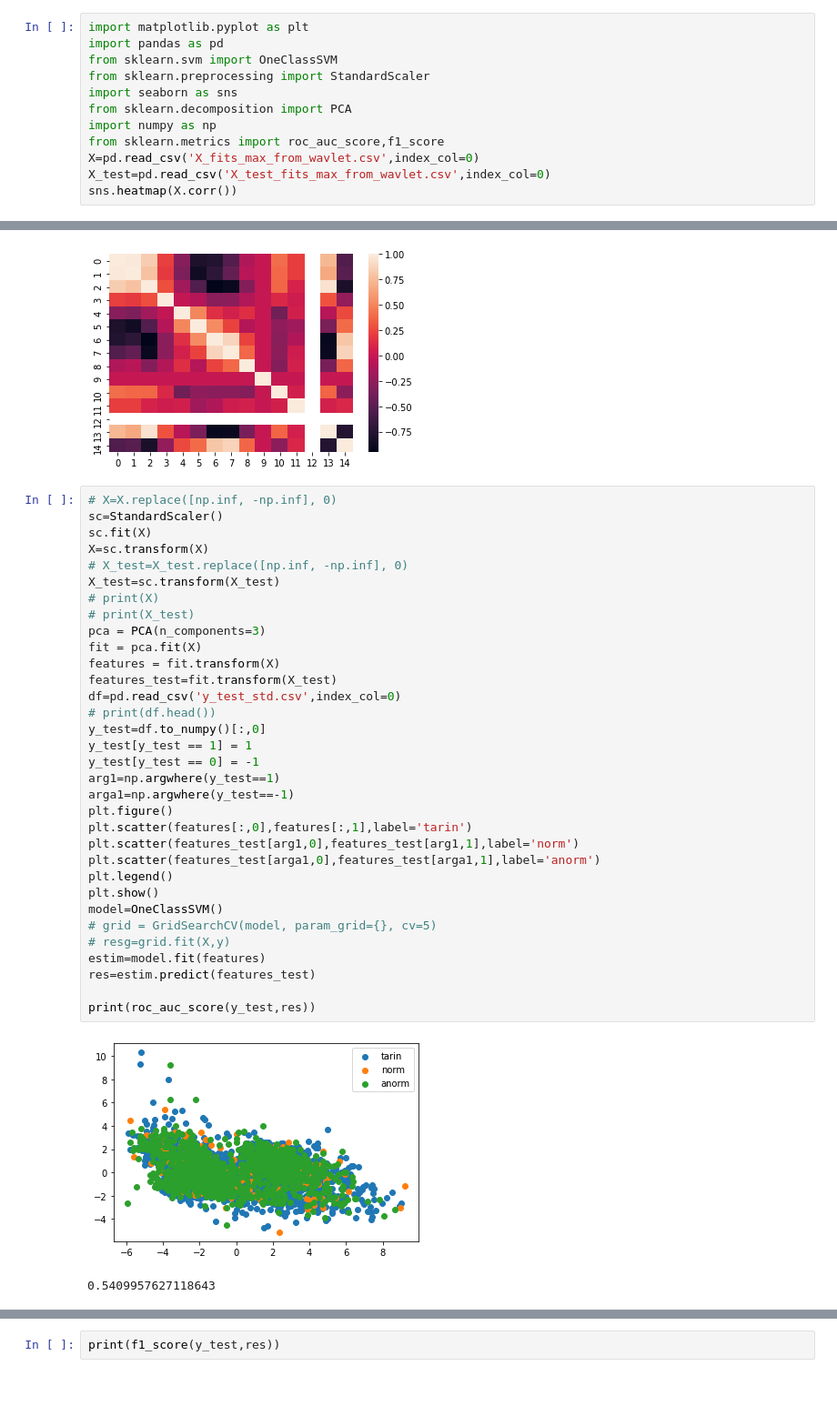
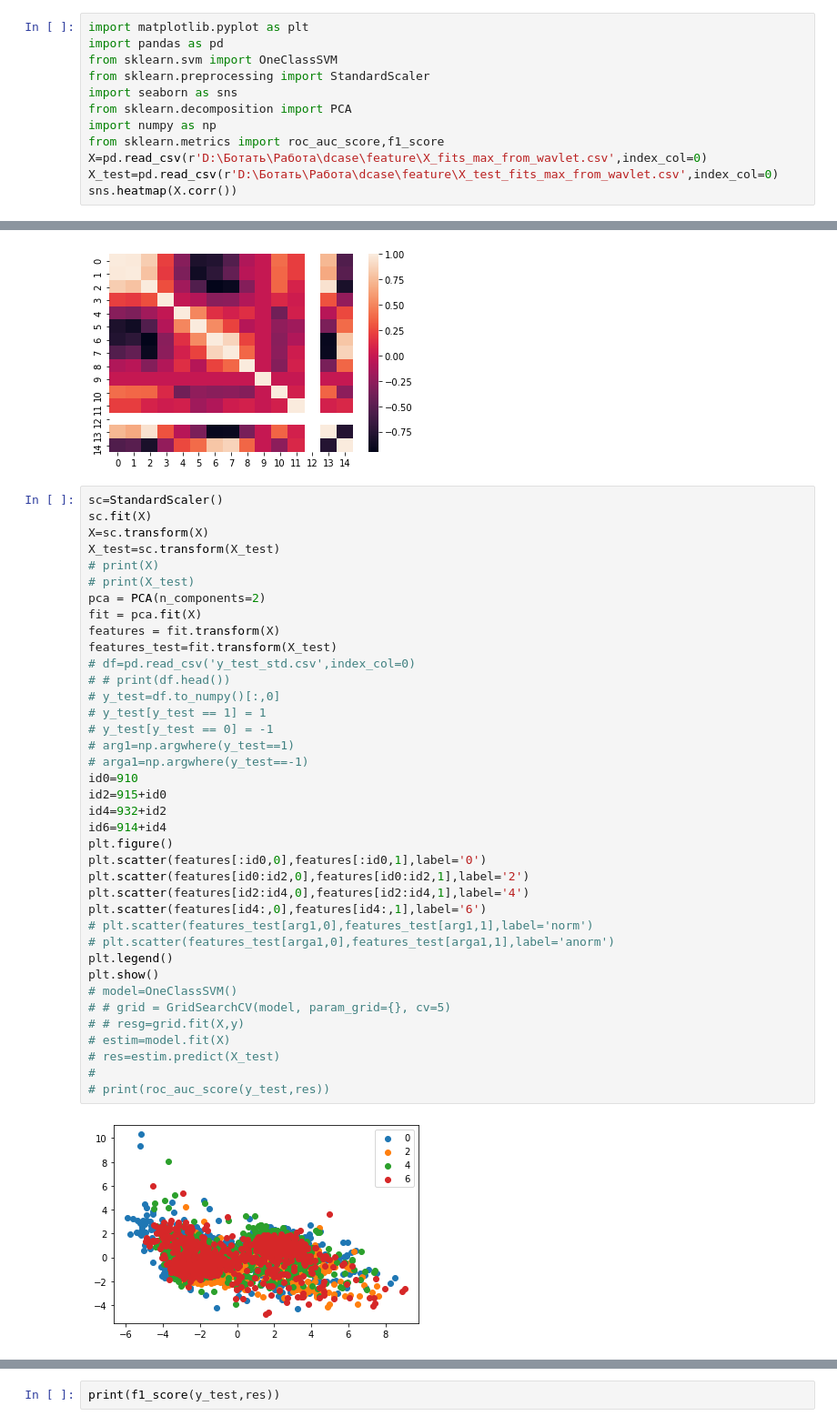
Before and after one commit to Chelovek760/dcase, a Jupyter notebook: dbscan.ipynb, the cells around one changed output, grey strips where cells are left out. Shown: that part at 91% size. Cells and saved outputs as stored; diff of their text form; blank space fills up the shorter version.

```diff
--- a/dbscan.ipynb
+++ b/dbscan.ipynb
@@ -7,46 +7,50 @@ import seaborn as sns
 from sklearn.decomposition import PCA
 import numpy as np
 from sklearn.metrics import roc_auc_score,f1_score
-X=pd.read_csv('X_fits_max_from_wavlet.csv',index_col=0)
-X_test=pd.read_csv('X_test_fits_max_from_wavlet.csv',index_col=0)
+X=pd.read_csv(r'D:\Ботать\Работа\dcase\feature\X_fits_max_from_wavlet.csv',index_col=0)
+X_test=pd.read_csv(r'D:\Ботать\Работа\dcase\feature\X_test_fits_max_from_wavlet.csv',index_col=0)
 sns.heatmap(X.corr())
 # %% [output]
 <matplotlib.axes._subplots.AxesSubplot at 0x...>
 [figure]
 # %%
-# X=X.replace([np.inf, -np.inf], 0)
 sc=StandardScaler()
 sc.fit(X)
 X=sc.transform(X)
-# X_test=X_test.replace([np.inf, -np.inf], 0)
 X_test=sc.transform(X_test)
 # print(X)
 # print(X_test)
-pca = PCA(n_components=3)
+pca = PCA(n_components=2)
 fit = pca.fit(X)
 features = fit.transform(X)
 features_test=fit.transform(X_test)
-df=pd.read_csv('y_test_std.csv',index_col=0)
-# print(df.head())
-y_test=df.to_numpy()[:,0]
-y_test[y_test == 1] = 1
-y_test[y_test == 0] = -1
-arg1=np.argwhere(y_test==1)
-arga1=np.argwhere(y_test==-1)
+# df=pd.read_csv('y_test_std.csv',index_col=0)
+# # print(df.head())
+# y_test=df.to_numpy()[:,0]
+# y_test[y_test == 1] = 1
+# y_test[y_test == 0] = -1
+# arg1=np.argwhere(y_test==1)
+# arga1=np.argwhere(y_test==-1)
+id0=910
+id2=915+id0
+id4=932+id2
+id6=914+id4
 plt.figure()
-plt.scatter(features[:,0],features[:,1],label='tarin')
-plt.scatter(features_test[arg1,0],features_test[arg1,1],label='norm')
-plt.scatter(features_test[arga1,0],features_test[arga1,1],label='anorm')
+plt.scatter(features[:id0,0],features[:id0,1],label='0')
+plt.scatter(features[id0:id2,0],features[id0:id2,1],label='2')
+plt.scatter(features[id2:id4,0],features[id2:id4,1],label='4')
+plt.scatter(features[id4:,0],features[id4:,1],label='6')
+# plt.scatter(features_test[arg1,0],features_test[arg1,1],label='norm')
+# plt.scatter(features_test[arga1,0],features_test[arga1,1],label='anorm')
 plt.legend()
 plt.show()
-model=OneClassSVM()
-# grid = GridSearchCV(model, param_grid={}, cv=5)
-# resg=grid.fit(X,y)
-estim=model.fit(features)
-res=estim.predict(features_test)
-
-print(roc_auc_score(y_test,res))
+# model=OneClassSVM()
+# # grid = GridSearchCV(model, param_grid={}, cv=5)
+# # resg=grid.fit(X,y)
+# estim=model.fit(X)
+# res=estim.predict(X_test)
+#
+# print(roc_auc_score(y_test,res))
 # %% [output]
-[figure, old version]
+[figure, new version]
-0.5409957627118643
 # %%
```
Also changed, not shown: parts of 1 cell of this notebook, 11 other files.
